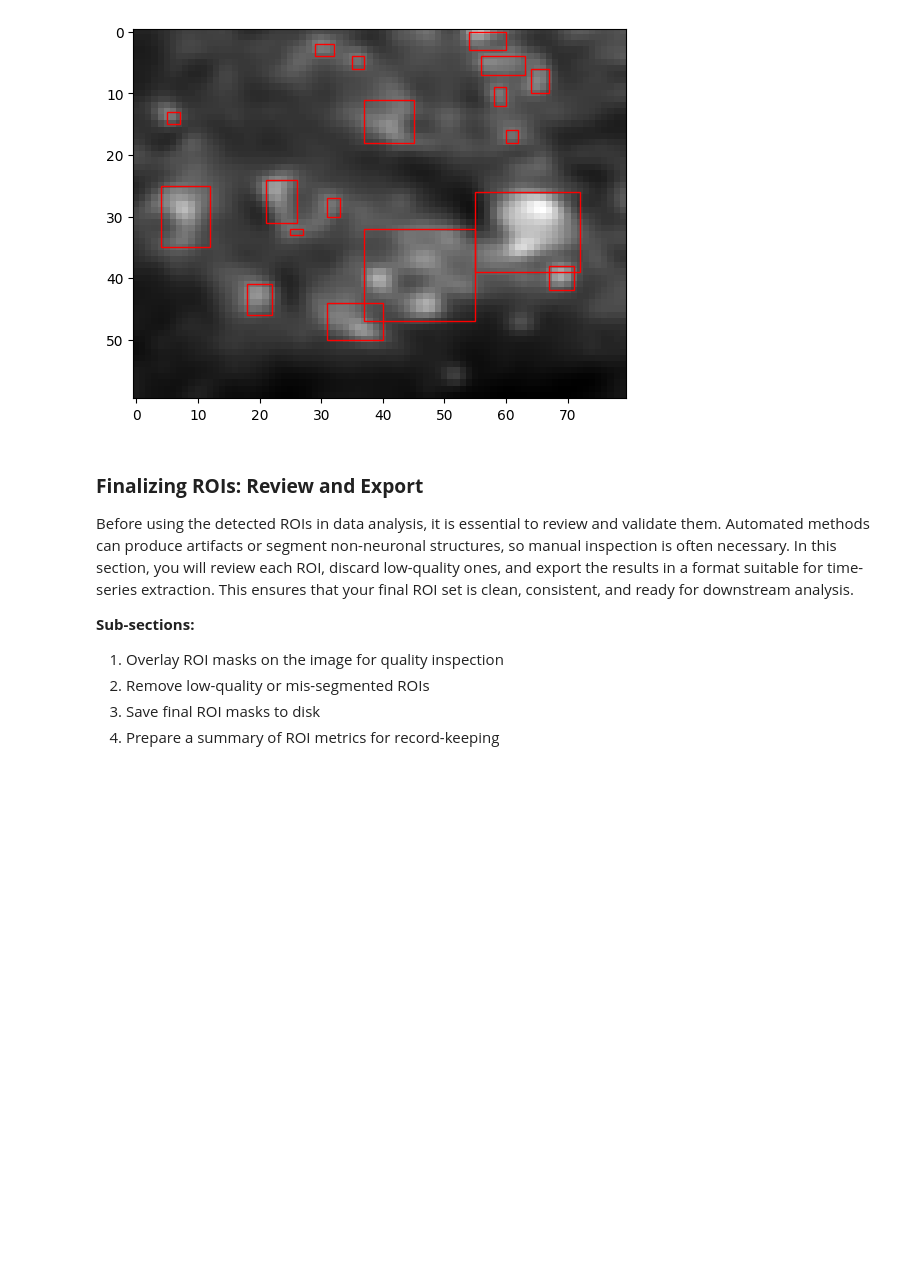
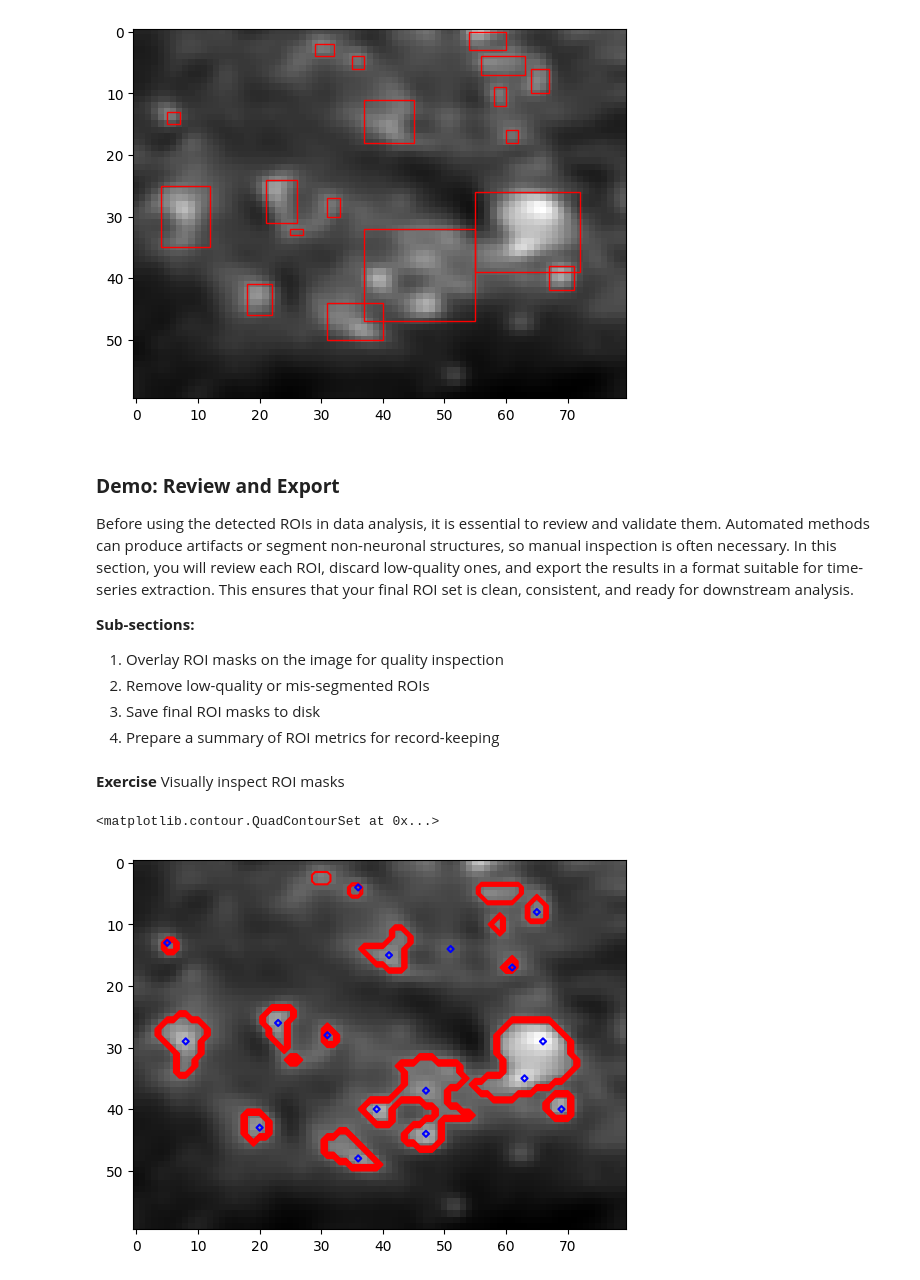
Before and after one commit to sangeethankumar/Courses, a Jupyter notebook: CalciumImaging/Draft1/07. Automated ROI Extraction.ipynb, the cells around one changed output. Cells and saved outputs as stored; diff of their text form; code cells hidden in the pictures; blank space fills up the shorter version.

```diff
--- a/CalciumImaging/Draft1/07. Automated ROI Extraction.ipynb
+++ b/CalciumImaging/Draft1/07. Automated ROI Extraction.ipynb
@@ -404,7 +404,7 @@ for region in regions:
 [figure]
 # %% [markdown]
 
-### **Finalizing ROIs: Review and Export**
+### **Demo: Review and Export**
 
 Before using the detected ROIs in data analysis, it is essential to review and validate them. Automated methods can produce artifacts or segment non-neuronal structures, so manual inspection is often necessary. In this section, you will review each ROI, discard low-quality ones, and export the results in a format suitable for time-series extraction. This ensures that your final ROI set is clean, consistent, and ready for downstream analysis.
 
@@ -413,3 +413,12 @@ Before using the detected ROIs in data analysis, it is essential to review and v
 2. Remove low-quality or mis-segmented ROIs
 3. Save final ROI masks to disk
 4. Prepare a summary of ROI metrics for record-keeping
+# %% [markdown]
+**Exercise** Visually inspect ROI masks
+# %%
+plt.imshow(proj_smooth, cmap='gray')
+plt.contour(labeled_rois, levels=np.arange(1, labeled_rois.max() + 1), colors='red')
+plt.contour(peak_mask, colors='blue')
+# %% [output]
+<matplotlib.contour.QuadContourSet at 0x...>
+[figure, added]
```
Also changed, not shown: parts of 1 cell of this notebook.
